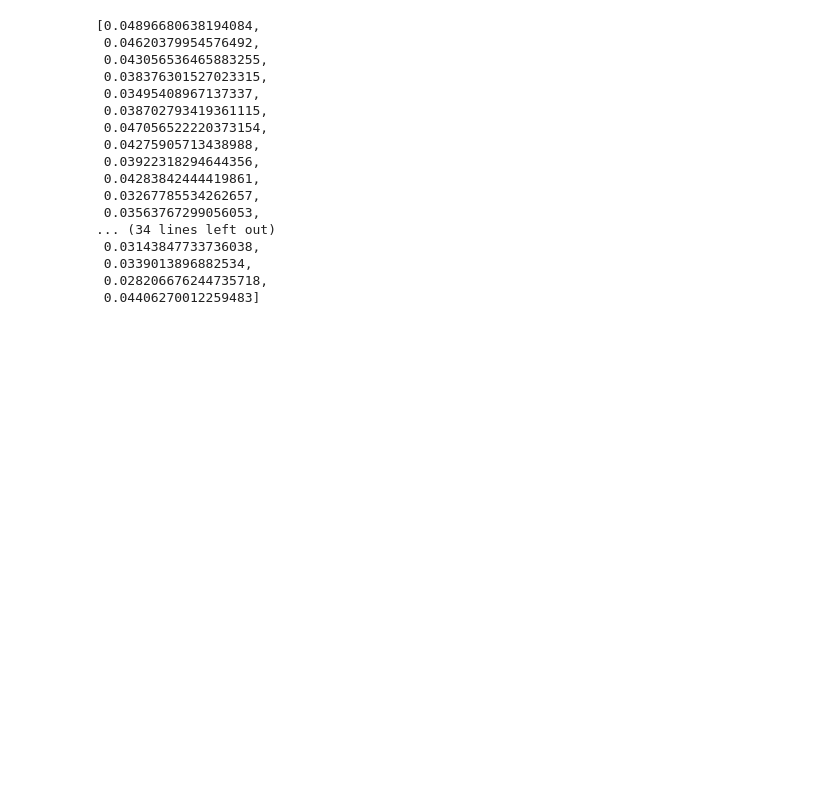
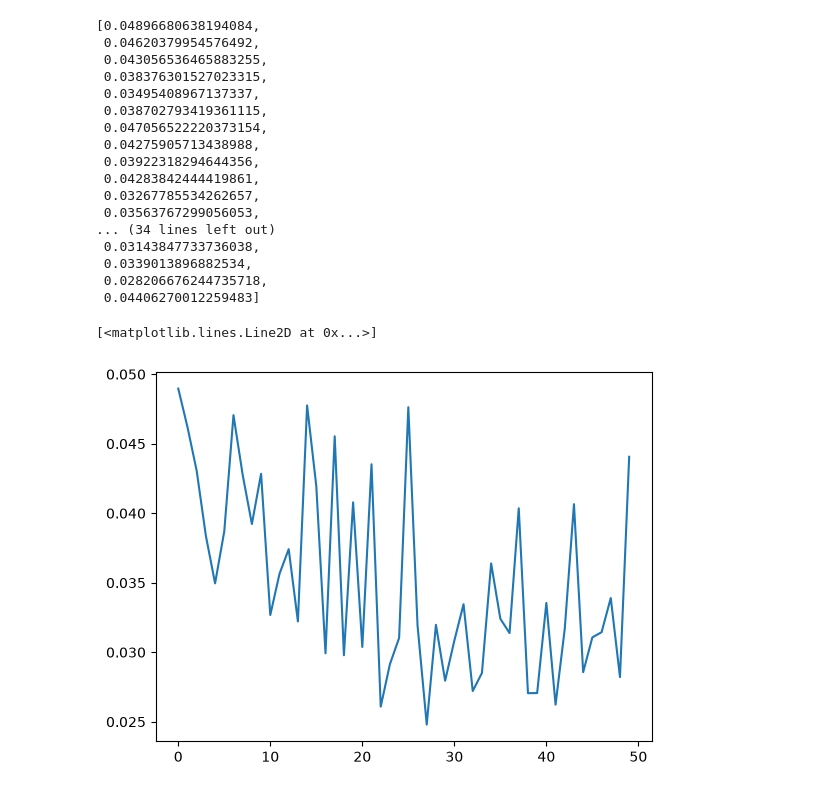
Before and after one commit to Hawar-Dzaee/eb_jepa, a Jupyter notebook: examples/my_video_jepa/training_heads.ipynb, the cells around one changed output. Saved outputs shown, nothing was run; the diff lists cells and outputs as text; code cells hidden in the pictures; blank space fills up the shorter version.

```diff
--- a/examples/my_video_jepa/training_heads.ipynb
+++ b/examples/my_video_jepa/training_heads.ipynb
@@ -392,3 +398,8 @@ det_losses
  0.0339013896882534,
  0.028206676244735718,
  0.04406270012259483]
+# %%
+plt.plot(range(0,50), det_losses)
+# %% [output]
+[<matplotlib.lines.Line2D at 0x...>]
+[figure, added]
```
Also changed, not shown: parts of 3 cells of this notebook, 2 other files.
